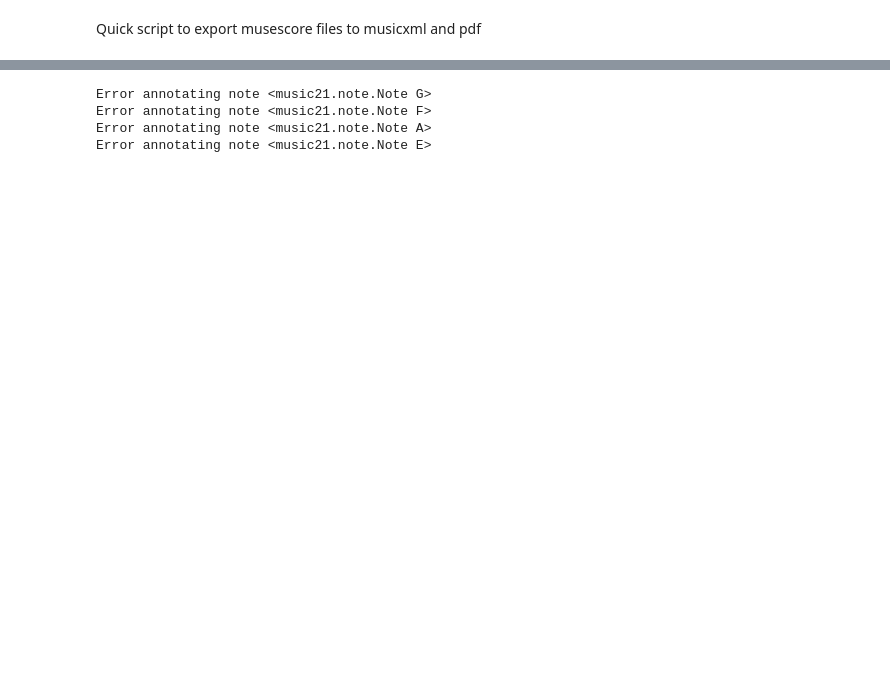
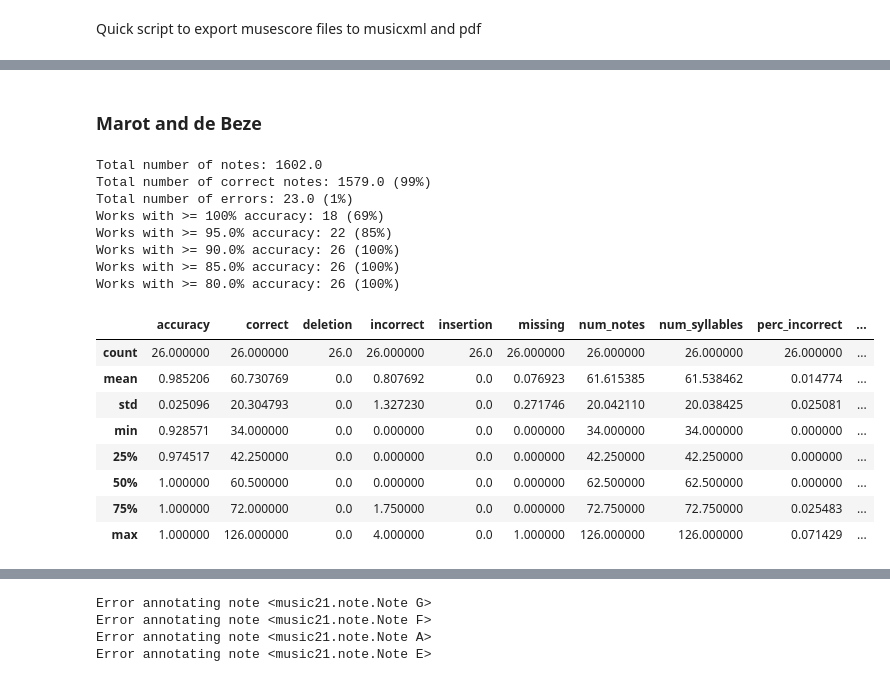
Before and after one commit to bacor/delasol, a Jupyter notebook: notebooks/batch-process.ipynb, the cells around one changed output, grey strips where cells are left out. Cells and saved outputs as stored; diff of their text form; code cells hidden in the pictures; blank space fills up the shorter version.

```diff
--- a/notebooks/batch-process.ipynb
+++ b/notebooks/batch-process.ipynb
@@ -82,0 +146,2 @@ for work in MdB_META['works']:
+# %% [markdown]
+### Marot and de Beze
@@ -82,0 +174,21 @@ for work in MdB_META['works']:
+# %%
+df, evaluation = load_evaluation(f'{MdB_DIR}/evaluation/evaluation.yaml')
+df.describe()
+# %% [output]
+Total number of notes: 1602.0
+Total number of correct notes: 1579.0 (99%)
+Total number of errors: 23.0 (1%)
+Works with >= 100% accuracy: 18 (69%)
+Works with >= 95.0% accuracy: 22 (85%)
+Works with >= 90.0% accuracy: 26 (100%)
+Works with >= 85.0% accuracy: 26 (100%)
+Works with >= 80.0% accuracy: 26 (100%)
+|  | accuracy | correct | deletion | incorrect | insertion | missing | num_notes | num_syllables | perc_incorrect | ... |
+| count | 26.000000 | 26.000000 | 26.0 | 26.000000 | 26.0 | 26.000000 | 26.000000 | 26.000000 | 26.000000 | ... |
+| mean | 0.985206 | 60.730769 | 0.0 | 0.807692 | 0.0 | 0.076923 | 61.615385 | 61.538462 | 0.014774 | ... |
+| std | 0.025096 | 20.304793 | 0.0 | 1.327230 | 0.0 | 0.271746 | 20.042110 | 20.038425 | 0.025081 | ... |
+| min | 0.928571 | 34.000000 | 0.0 | 0.000000 | 0.0 | 0.000000 | 34.000000 | 34.000000 | 0.000000 | ... |
+| 25% | 0.974517 | 42.250000 | 0.0 | 0.000000 | 0.0 | 0.000000 | 42.250000 | 42.250000 | 0.000000 | ... |
+| 50% | 1.000000 | 60.500000 | 0.0 | 0.000000 | 0.0 | 0.000000 | 62.500000 | 62.500000 | 0.000000 | ... |
+| 75% | 1.000000 | 72.000000 | 0.0 | 1.750000 | 0.0 | 0.000000 | 72.750000 | 72.750000 | 0.025483 | ... |
+| max | 1.000000 | 126.000000 | 0.0 | 4.000000 | 0.0 | 1.000000 | 126.000000 | 126.000000 | 0.071429 | ... |
```
Also changed, not shown: parts of 30 cells of this notebook, 14 other files.
